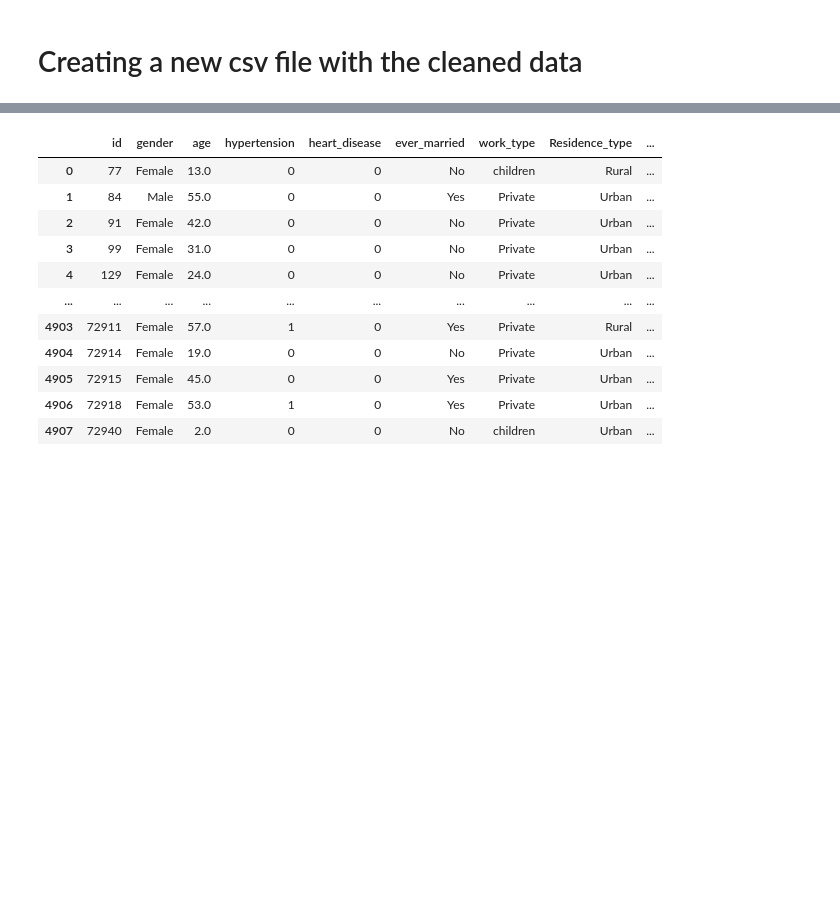
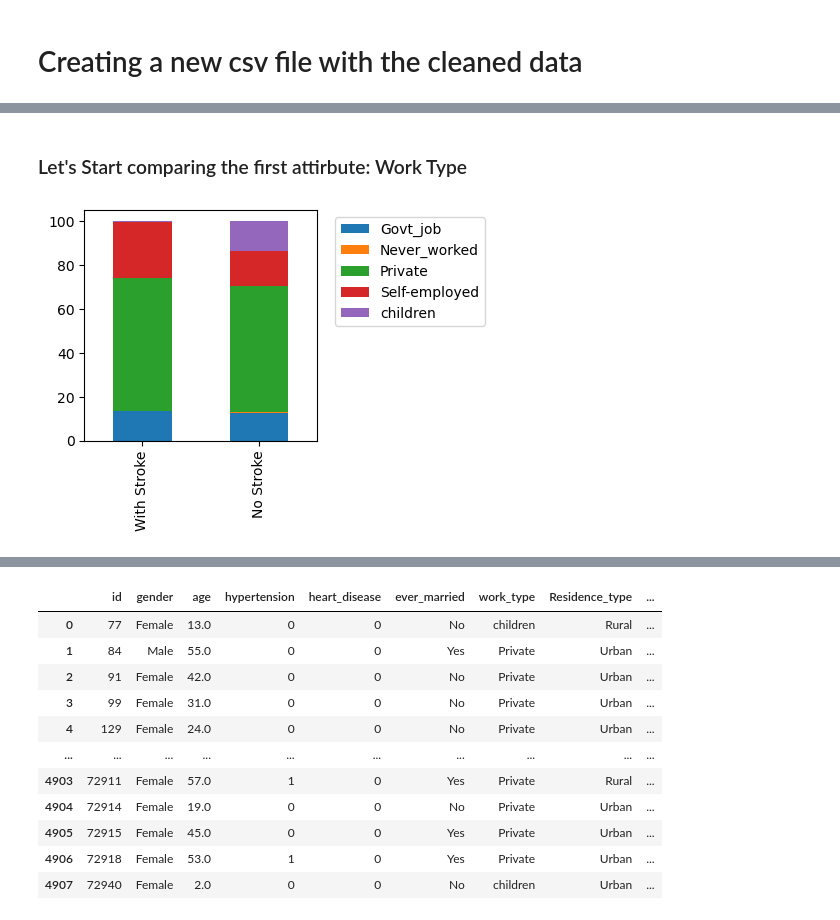
Before and after one commit to DianaGRM/Project_1, a Jupyter notebook: Stroke_Prediction .ipynb, the cells around one changed output, grey strips where cells are left out. Drawn from its saved outputs; the diff is of its cells as text; code cells hidden in the pictures; blank space fills up the shorter version.

```diff
--- a/Stroke_Prediction .ipynb
+++ b/Stroke_Prediction .ipynb
@@ -160,0 +180,4 @@ data.to_csv('./data/dataset_stroke.csv')
+# %%
+# Importing the cleaned database
+data = pd.read_csv('./data/dataset_stroke.csv')
+data.head()
@@ -160,0 +191,4 @@ data.to_csv('./data/dataset_stroke.csv')
+# %%
+# Create a new data frame only with the Patients who have suffered stroke to compare vs. the original database
+data_stroke = data[data.stroke==1]
+data_stroke
@@ -160,0 +209,26 @@ data.to_csv('./data/dataset_stroke.csv')
+# %% [markdown]
+### Let's Start comparing the first attirbute: Work Type
+# %%
+# Filtering Work Type within the Data Frame with only patients with stroke
+data_stroke_work = data_stroke['work_type'].value_counts(normalize=True).mul(100).round(2)
+pd_data_stroke_work = pd.DataFrame(data_stroke_work)
+
+# Filtering Work Type within the original Data Frame
+data_work = data['work_type'].value_counts(normalize=True).mul(100).round(2)
+pd_data_work = pd.DataFrame(data_work)
+
+# Merging both Data Frames
+work_type = pd.merge(pd_data_stroke_work,pd_data_work,how="outer",left_index=True,right_index=True)
+work_type_renamed = work_type.rename({'work_type_x':'With Stroke','work_type_y':'No Stroke'},axis=1)
+
+# Transposing the merged data frame to generate a better visualization
+work_type_trasp = work_type_renamed.T
+
+# Ploting the merged Data Frame
+work_type_trasp.plot(kind='bar',stacked = True,figsize=[3,3])
+plt.legend(bbox_to_anchor=(1.05,1))
+plt.title="Work Type"
+plt.show()
+#plt.savefig('./data/Work_Type.png')
+# %% [output]
+[figure, added]
```
Also changed, not shown: parts of 37 cells of this notebook.
